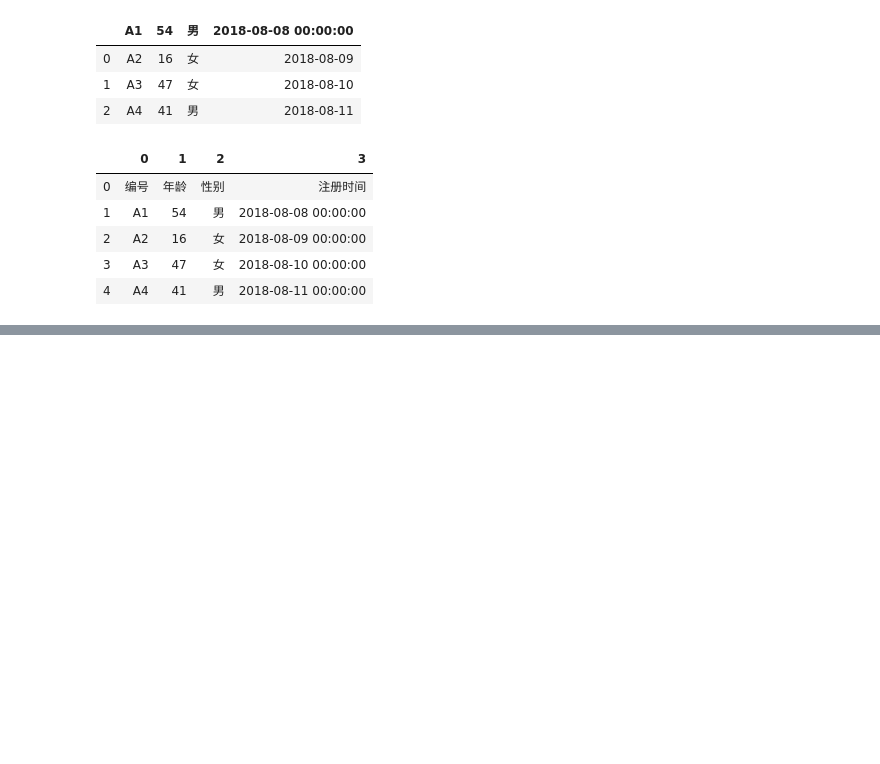
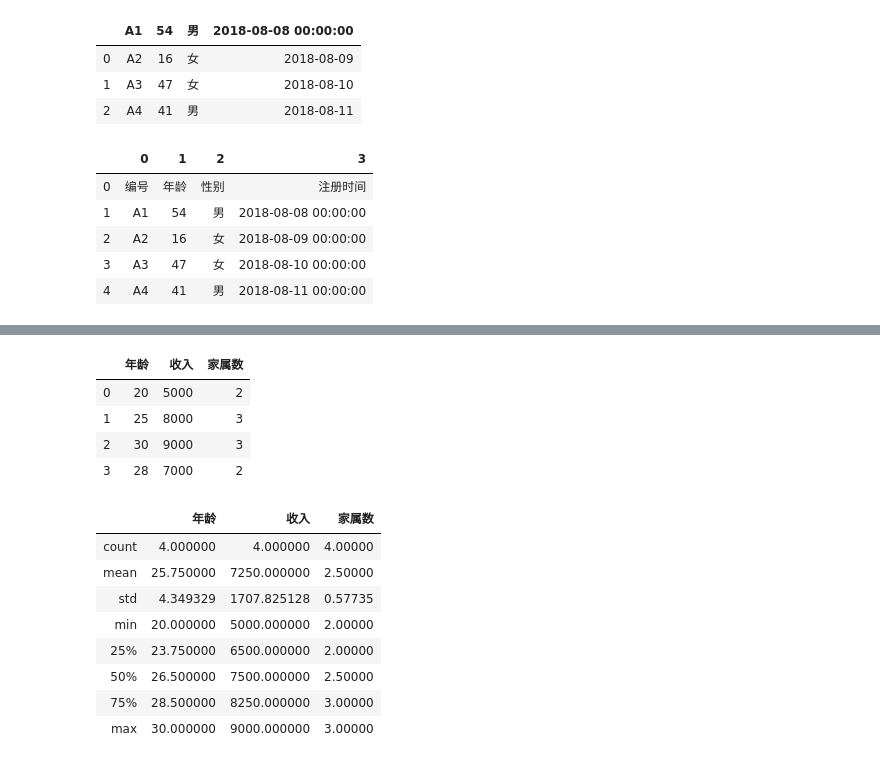
Before and after one commit to silianpan/Excel_to_Python, a Jupyter notebook: chapter01.ipynb, the cells around one changed output, grey strips where cells are left out. Saved outputs shown, nothing was run; the diff lists cells and outputs as text; code cells hidden in the pictures; blank space fills up the shorter version.

```diff
--- a/chapter01.ipynb
+++ b/chapter01.ipynb
@@ -74,0 +206,19 @@ pd.read_excel('./data/read_excel.xlsx', header=None)
+# %%
+df = pd.DataFrame([[20,5000,2], [25,8000,3], [30,9000,3], [28,7000,2]], columns=['年龄', '收入', '家属数'])
+df
+df.describe()
+# %% [output]
+|  | 年龄 | 收入 | 家属数 |
+| 0 | 20 | 5000 | 2 |
+| 1 | 25 | 8000 | 3 |
+| 2 | 30 | 9000 | 3 |
+| 3 | 28 | 7000 | 2 |
+|  | 年龄 | 收入 | 家属数 |
+| count | 4.000000 | 4.000000 | 4.00000 |
+| mean | 25.750000 | 7250.000000 | 2.50000 |
+| std | 4.349329 | 1707.825128 | 0.57735 |
+| min | 20.000000 | 5000.000000 | 2.00000 |
+| 25% | 23.750000 | 6500.000000 | 2.00000 |
+| 50% | 26.500000 | 7500.000000 | 2.50000 |
+| 75% | 28.500000 | 8250.000000 | 3.00000 |
+| max | 30.000000 | 9000.000000 | 3.00000 |
```
Also changed, not shown: parts of 23 cells of this notebook, 12 other files.
